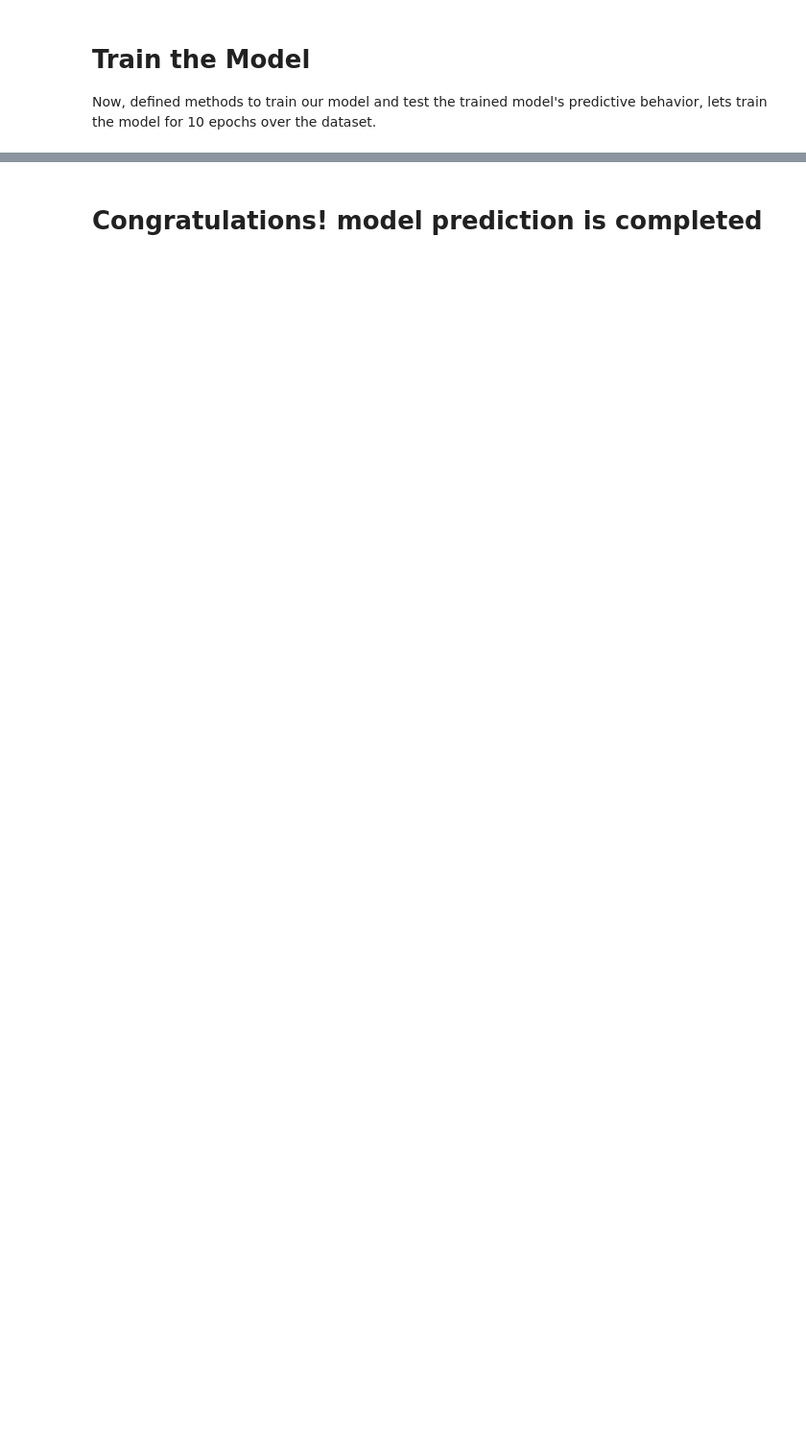
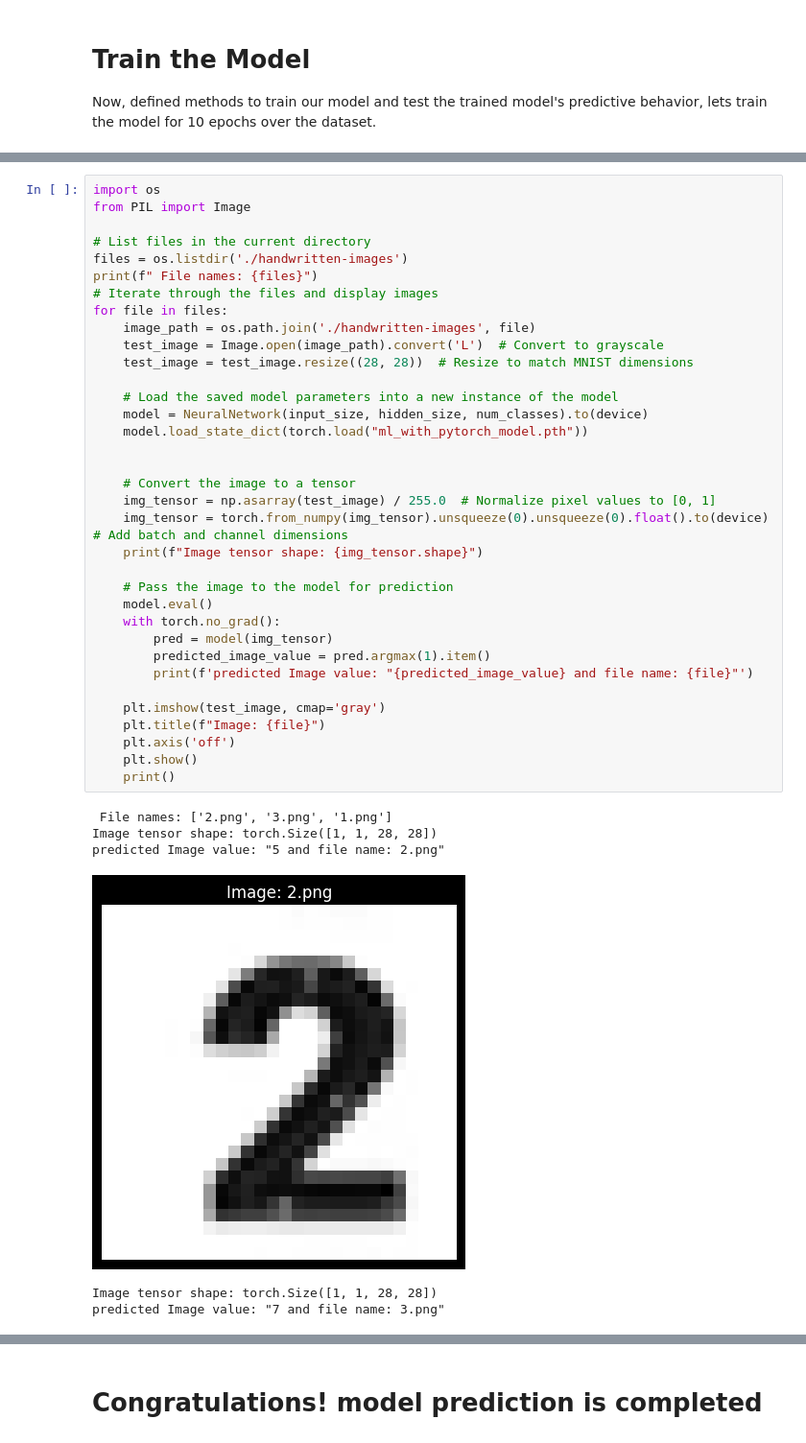
Before and after one commit to krishnamanchikalapudi/examples.ipynb, a Jupyter notebook: PyTorch/MNIST_PyTorch.ipynb, the cells around one changed output, grey strips where cells are left out. Shown at 96% size. Cells and saved outputs as stored; diff of their text form; blank space fills up the shorter version.

Commit message:
mnist using pytorch

```diff
--- a/PyTorch/MNIST_PyTorch.ipynb
+++ b/PyTorch/MNIST_PyTorch.ipynb
@@ -230,0 +329,42 @@ for i in range(10):
+# %%
+import os
+from PIL import Image
+
+# List files in the current directory
+files = os.listdir('./handwritten-images')
+print(f" File names: {files}")
+# Iterate through the files and display images
+for file in files:
+    image_path = os.path.join('./handwritten-images', file)
+    test_image = Image.open(image_path).convert('L')  # Convert to grayscale
+    test_image = test_image.resize((28, 28))  # Resize to match MNIST dimensions
+
+    # Load the saved model parameters into a new instance of the model
+    model = NeuralNetwork(input_size, hidden_size, num_classes).to(device)
+    model.load_state_dict(torch.load("ml_with_pytorch_model.pth"))
+
+
+    # Convert the image to a tensor
+    img_tensor = np.asarray(test_image) / 255.0  # Normalize pixel values to [0, 1]
+    img_tensor = torch.from_numpy(img_tensor).unsqueeze(0).unsqueeze(0).float().to(device)  # Add batch and channel dimensions
+    print(f"Image tensor shape: {img_tensor.shape}")
+
+    # Pass the image to the model for prediction
+    model.eval()
+    with torch.no_grad():
+        pred = model(img_tensor)
+        predicted_image_value = pred.argmax(1).item()
+        print(f'predicted Image value: "{predicted_image_value} and file name: {file}"')
+
+    plt.imshow(test_image, cmap='gray')
+    plt.title(f"Image: {file}")
+    plt.axis('off')
+    plt.show()
+    print()
+# %% [output]
+ File names: ['2.png', '3.png', '1.png']
+Image tensor shape: torch.Size([1, 1, 28, 28])
+predicted Image value: "5 and file name: 2.png"
+[figure, added]
+Image tensor shape: torch.Size([1, 1, 28, 28])
+predicted Image value: "7 and file name: 3.png"
```
Also changed, not shown: parts of 18 cells of this notebook, 5 other files.
